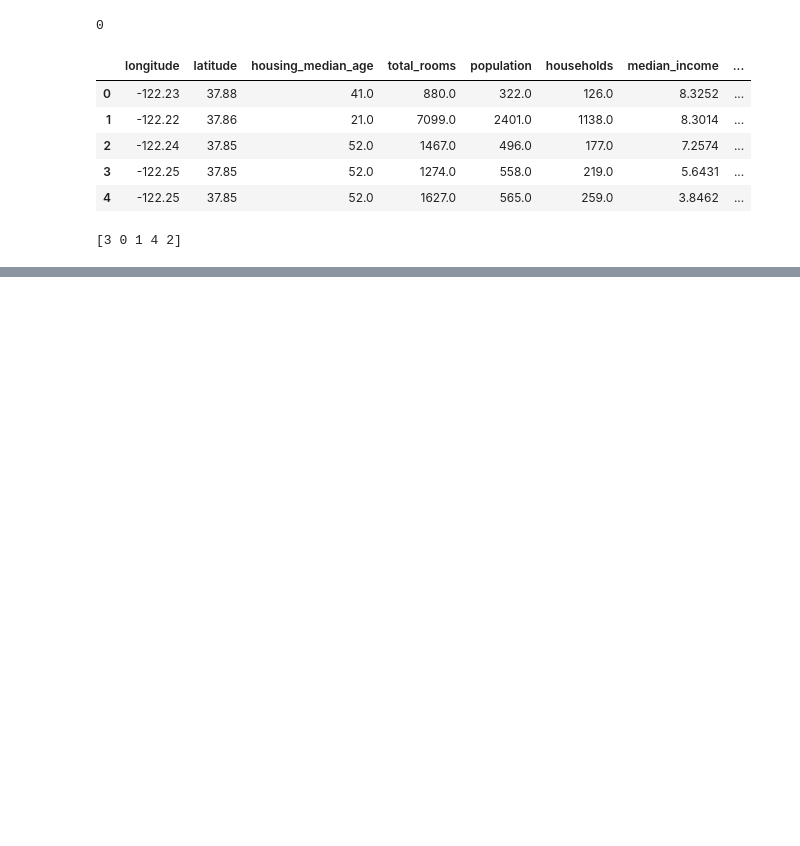
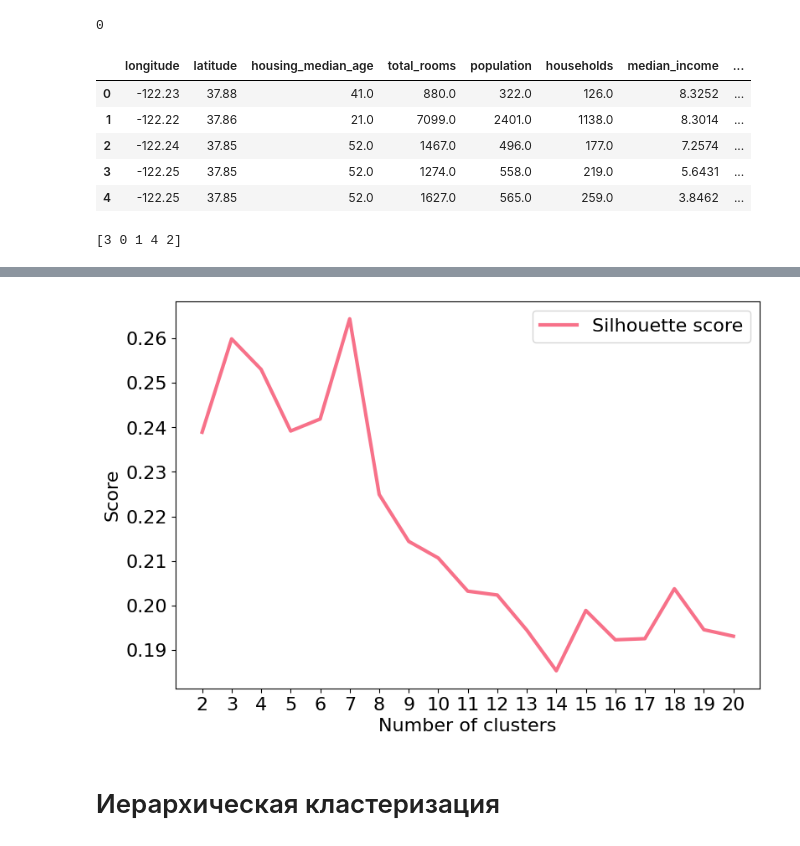
Before and after one commit to aubergeeen/ML-Labs, a Jupyter notebook: Lab_5_Clustering.ipynb, the cells around one changed output, grey strips where cells are left out. Saved outputs shown, nothing was run; the diff lists cells and outputs as text; code cells hidden in the pictures; blank space fills up the shorter version.

```diff
--- a/Lab_5_Clustering.ipynb
+++ b/Lab_5_Clustering.ipynb
@@ -120,0 +125,21 @@ for idx, ((name, est), title) in enumerate(zip(estimators, titles)):
+# %%
+from sklearn import metrics
+from sklearn.metrics.cluster import adjusted_rand_score
+
+n_clusters = np.arange(2, 21)
+best_metric = [0, 10000, 0,[]]
+silhouette_score_values = []
+adjusted_rand_score_values = []
+
+for n in n_clusters:
+    clusterer = KMeans(n_clusters=n, max_iter=10, n_init=10)
+    clusterer.fit(X)
+    y_pred = clusterer.predict(X)
+
+    score1 = metrics.silhouette_score(X, y_pred)
+    silhouette_score_values.append(score1)
+
+    if score1 < best_metric[1]:
+          best_metric[1] = score1
+          best_metric[3] = clusterer.cluster_centers_
+          best_metric[0] = n
@@ -120,0 +167,14 @@ for idx, ((name, est), title) in enumerate(zip(estimators, titles)):
+# %%
+# Визуализация метрик
+plt.figure(figsize=(9, 6))
+plt.plot(n_clusters, silhouette_score_values, linewidth=3, label='Silhouette score')
+plt.xlabel('Number of clusters', size=16)
+plt.ylabel('Score', size=16)
+plt.xticks(n_clusters, size=16)
+plt.yticks(size=16)
+plt.legend(loc='best', fontsize=16)
+plt.show()
+# %% [output]
+[figure, added]
+# %% [markdown]
+# Иерархическая кластеризация
```
Also changed, not shown: parts of 20 cells of this notebook.
